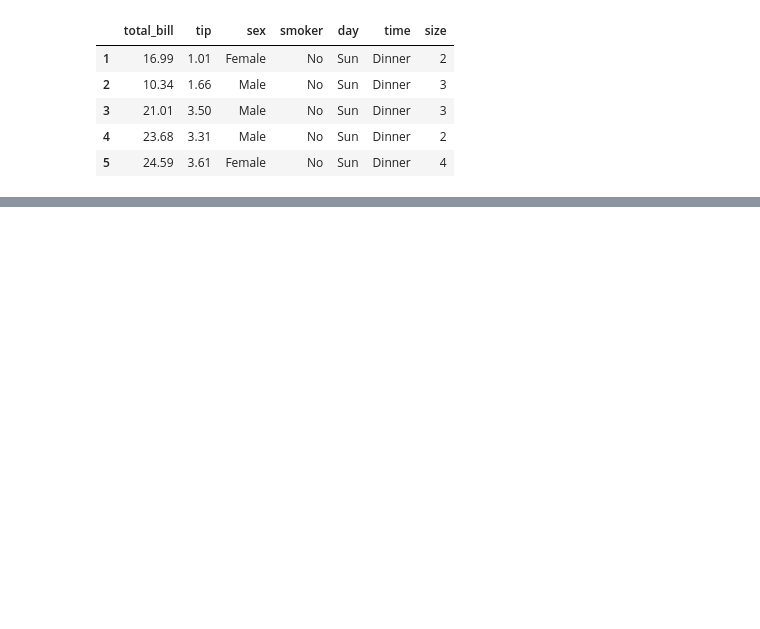
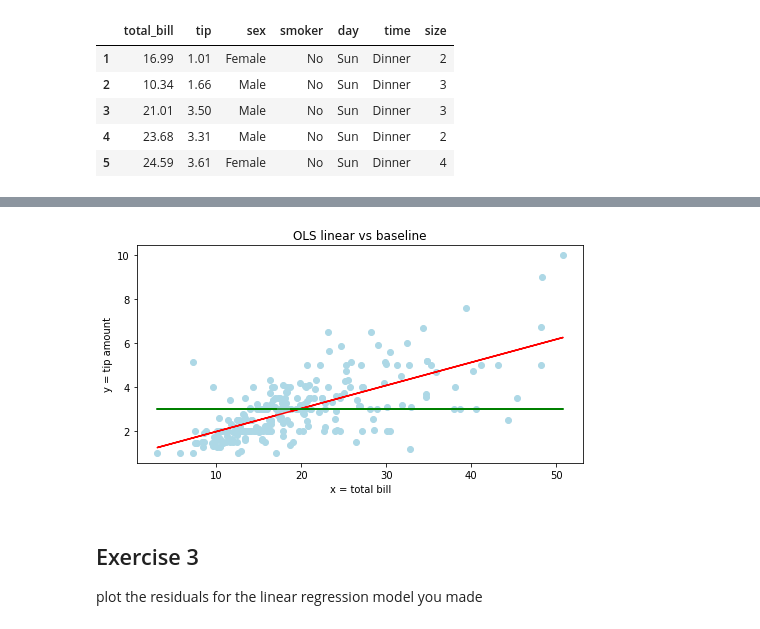
Before and after one commit to MatthewL09/regression-exercises, a Jupyter notebook: evaluate.ipynb, the cells around one changed output, grey strips where cells are left out. Cells and saved outputs as stored; diff of their text form; code cells hidden in the pictures; blank space fills up the shorter version.

```diff
--- a/evaluate.ipynb
+++ b/evaluate.ipynb
@@ -31,0 +52,9 @@ df.head()
+# %%
+# fit a regression model using OLS method
+# OLS = ordinary least squares
+# create and fit the model
+model = LinearRegression().fit(df[['total_bill']], df[['tip']])
+
+# put predictions into df
+df['yhat'] = model.predict(df[['total_bill']])
+df.head()
@@ -31,0 +68,22 @@ df.head()
+# %%
+# visualize the line of best fit from OLS linear model
+plt.figure(figsize = (8,4))
+# plotting data points
+plt.scatter(df.total_bill, df.tip, color = 'lightblue')
+
+# plotting regression line
+plt.plot(df.total_bill, df.yhat, color = 'red')
+
+# plot baseline with it
+plt.plot(df.total_bill, df.baseline, color = 'green')
+
+# adding title and labels
+plt.xlabel('x = total bill')
+plt.ylabel('y = tip amount')
+plt.title('OLS linear vs baseline');
+# %% [output]
+[figure, added]
+# %% [markdown]
+## Exercise 3
+
+plot the residuals for the linear regression model you made
```
Also changed, not shown: parts of 22 cells of this notebook.
